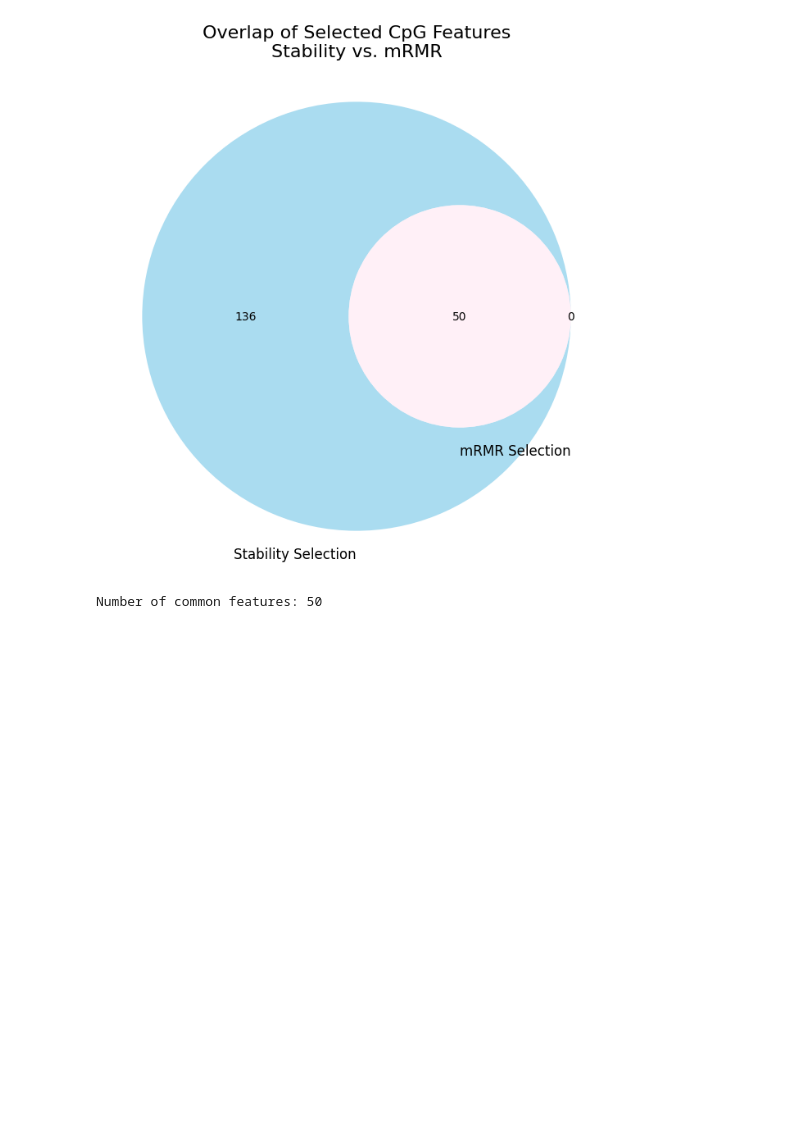
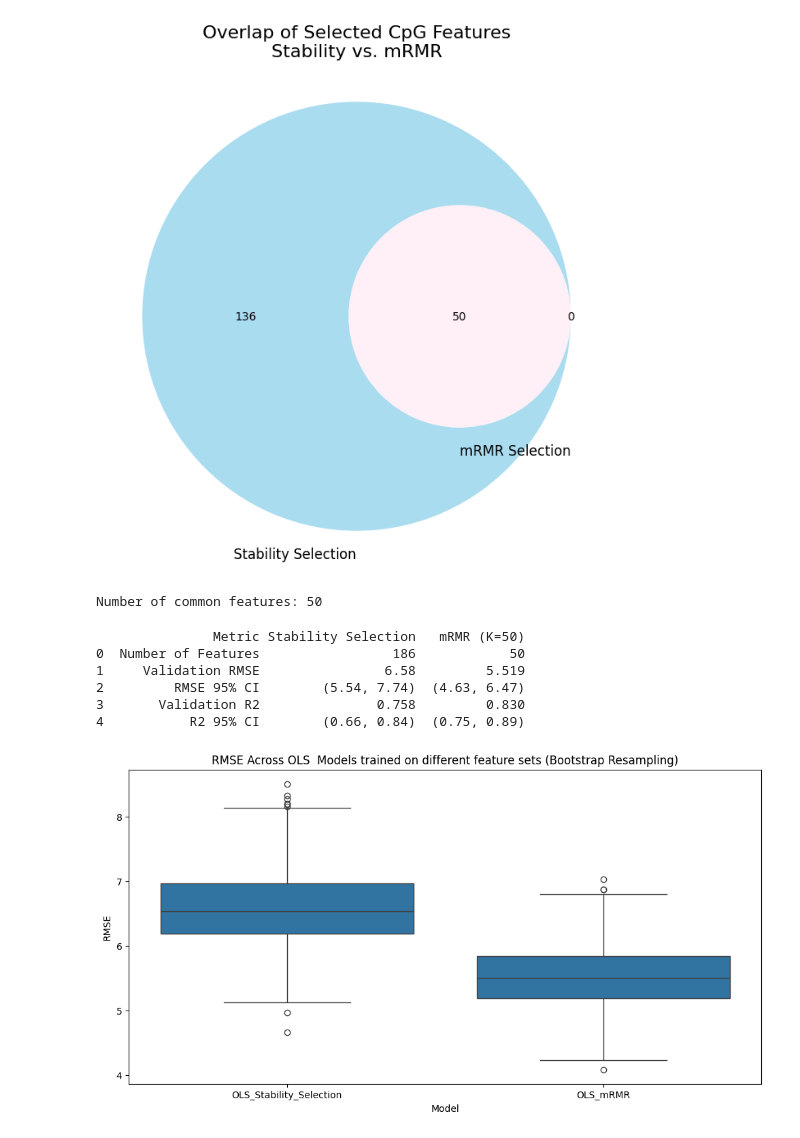
Before and after one commit to xanthippilouka/MLCB_Assignment1_Louka, a Jupyter notebook: notebooks/feature_selection.ipynb, the cells around one changed output. Drawn from its saved outputs; the diff is of its cells as text; code cells hidden in the pictures; blank space fills up the shorter version.

Commit message:
Task3: Comparizon of feature sets, training and validation of OLS model of the 2 feature sets, save the models, generation of respective metric tables and figures

```diff
--- a/notebooks/feature_selection.ipynb
+++ b/notebooks/feature_selection.ipynb
@@ -293,3 +293,75 @@ print(f"Number of common features: {len(common_features)}")
 # %% [output]
 [figure]
 Number of common features: 50
+# %%
+#Next goal is to compare the feature sets generated from the two methods for feature selection.
+#For the validation I need a proxy model without complex hyperparameters, so I chose the OLS again. Any difference in the model performance is due to the quality of the features selected.
+
+from src.functions import bootstrap_apply
+
+#OLS initiation for the feature set from stability selection
+OLS_stable = LinearRegression().fit(X_train_cpg[stable_features], y_train)
+#OLS predictions for stable_features
+OLS_stable_pred = OLS_stable.predict(X_val_cpg[stable_features])
+#Apply bootstrap
+bootstrap_stable = bootstrap_apply(OLS_stable_pred, y_val)
+# %%
+#OLS initiation for the feature set from nRMR
+OLS_mrmr = LinearRegression().fit(X_train_cpg[selected_mrmr_features], y_train)
+#OLS predictions on validation set
+OLS_mrmr_pred = OLS_mrmr.predict(X_val_cpg[selected_mrmr_features])
+#Apply bootstrap
+bootstrap_mrmr = bootstrap_apply(OLS_mrmr_pred, y_val)
+# %%
+#Compare the results from the validation of the OLS on the two different feature sets
+
+comparison_data = {
+    'Metric': [
+        'Number of Features',
+        'Validation RMSE',
+        'RMSE 95% CI',
+        'Validation R2',
+        'R2 95% CI'
+    ],
+    'Stability Selection': [
+        len(stable_features),
+        f"{bootstrap_stable['RMSE'].mean():.2f}",
+        f"({bootstrap_stable['RMSE'].quantile(0.025):.2f}, {bootstrap_stable['RMSE'].quantile(0.975):.2f})",
+        f"{bootstrap_stable['R2'].mean():.3f}",
+        f"({bootstrap_stable['R2'].quantile(0.025):.2f}, {bootstrap_stable['R2'].quantile(0.975):.2f})"
+    ],
+    'mRMR (K=50)': [
+        len(selected_mrmr_features),
+        f"{bootstrap_mrmr['RMSE'].mean():.3f}",
+        f"({bootstrap_mrmr['RMSE'].quantile(0.025):.2f}, {bootstrap_mrmr['RMSE'].quantile(0.975):.2f})",
+        f"{bootstrap_mrmr['R2'].mean():.3f}",
+        f"({bootstrap_mrmr['R2'].quantile(0.025):.2f}, {bootstrap_mrmr['R2'].quantile(0.975):.2f})"
+    ]
+}
+
+comparison_df = pd.DataFrame(comparison_data)
+comparison_df.to_csv('../data/Task3_Final_Comparison_Table.csv', index=False)
+print(comparison_df)
+# %% [output]
+               Metric Stability Selection   mRMR (K=50)
+0  Number of Features                 186            50
+1     Validation RMSE                6.58         5.519
+2         RMSE 95% CI        (5.54, 7.74)  (4.63, 6.47)
+3       Validation R2               0.758         0.830
+4           R2 95% CI        (0.66, 0.84)  (0.75, 0.89)
+# %%
+#Compare the 2 OLS models on the different feature sets (RMSE)
+os.makedirs('../figures/Task3_Figures', exist_ok=True)
+
+OLS_features_results = pd.concat([
+    bootstrap_stable.assign(Model='OLS_Stability_Selection'),
+    bootstrap_mrmr.assign(Model='OLS_mRMR')])
+
+#RMSE Boxplot for the OLS models
+plt.figure(figsize=(12,6))
+sns.boxplot(data=OLS_features_results, x='Model', y='RMSE')
+plt.title('RMSE Across OLS  Models trained on different feature sets (Bootstrap Resampling)')
+plt.savefig('../figures/Task3_Figures/RMSE_OLS_feature_sets.png', dpi=300, bbox_inches='tight')
+plt.show()
+# %% [output]
+[figure, added]
```
Also changed, not shown: parts of 3 cells of this notebook, 4 other files.
